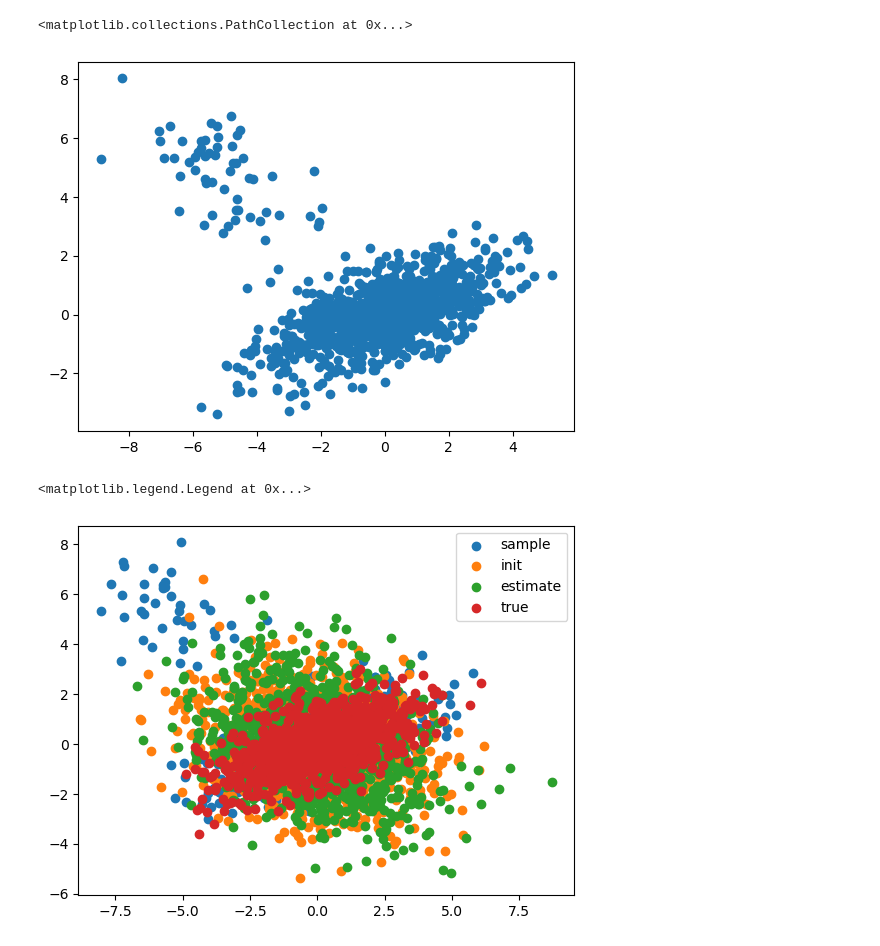
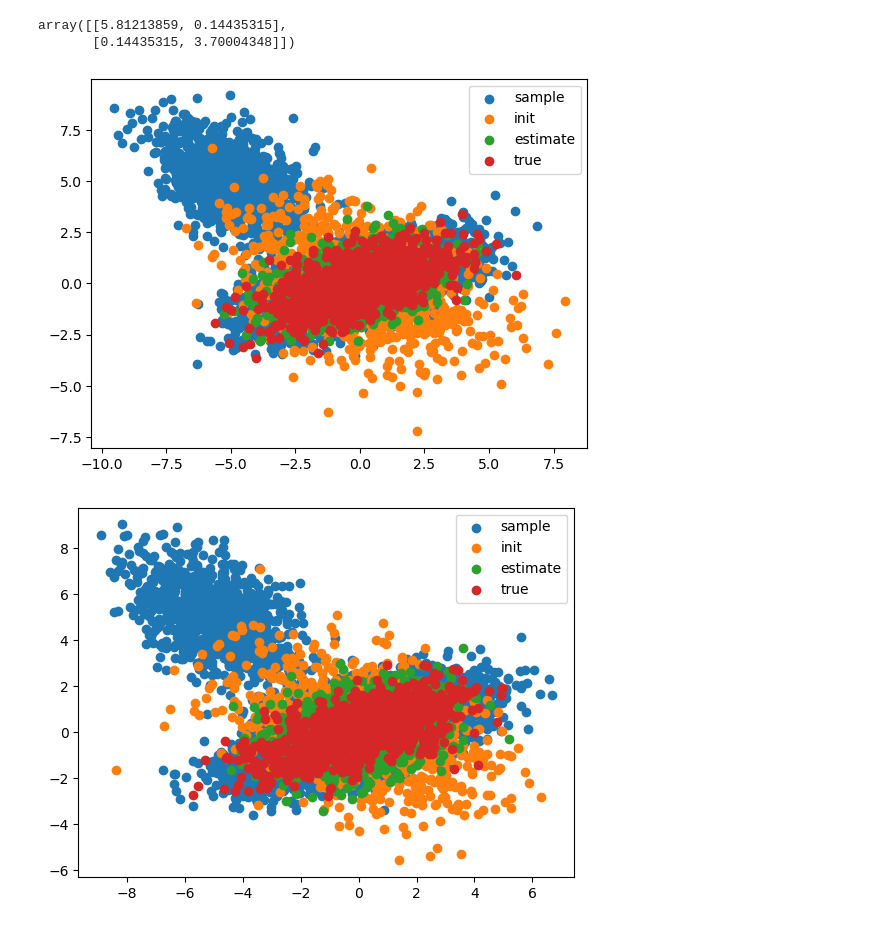
Before and after one commit to monarsan/robust-GAN, a Jupyter notebook: work/fixed_mu/change_u.ipynb, the cells around one changed output. Cells and saved outputs as stored; diff of their text form; code cells hidden in the pictures.

```diff
--- a/work/fixed_mu/change_u.ipynb
+++ b/work/fixed_mu/change_u.ipynb
@@ -14,7 +14,7 @@ from libs.create import create_out_cov, create_norm_data
 import matplotlib.pyplot as plt
 
 
-n = 1000
+n = 10000
 m = 3*n
 eps = 0.1
 data_dim = 2
@@ -25,8 +25,8 @@ par_mu = np.full(data_dim, mu)
 out_mu = np.array([-5,5])
 
 par_reg1=0.005
-exper_iter = 1
-optim_iter = 1500
+exper_iter = 10
+optim_iter = 500
 L = 1
 learn_par = 0.005
-dicay_par = 0.5
+dicay_par = 0.4
@@ -159,23 +189,23 @@ Text(0, 0.5, 'Minimam eigenvalue of cov mat')
-# %%
-cov = np.array(res_cov)
-data = create_norm_data(n, eps, par_mu, par_sd, out_mu, out_cov)
-plt.scatter(data[:,0], data[:,1], label="sample")
-# %% [output]
-<matplotlib.collections.PathCollection at 0x...>
-[figure, removed]
+# %%
+cov[4,-1]
+# %% [output]
+array([[5.81213859, 0.14435315],
+       [0.14435315, 3.70004348]])
 # %%
-cov = np.array(res_cov)
-data = create_norm_data(n, eps, par_mu, par_sd, out_mu, out_cov)
-plt.scatter(data[:,0], data[:,1], label="sample")
+for j in range(exper_iter):
+    plt.subplots()
+    cov = np.array(res_cov)
+    data = create_norm_data(n, eps, par_mu, par_sd, out_mu, out_cov)
+    plt.scatter(data[:,0], data[:,1], label="sample")
 
-data = np.random.multivariate_normal(np.zeros(2), cov[0,0], size=1000)
-plt.scatter(data[:,0], data[:,1], label="init")
+    data = np.random.multivariate_normal(np.zeros(2), cov[j,0], size=1000)
+    plt.scatter(data[:,0], data[:,1], label="init")
 
-data= np.random.multivariate_normal(np.zeros(2), cov[0,-1], size=1000)
-plt.scatter(data[:,0], data[:,1], label="estimate")
-data = np.random.multivariate_normal(np.zeros(2), par_sd, size=1000)
-plt.scatter(data[:,0], data[:,1], label="true")
-plt.legend()
+    data= np.random.multivariate_normal(np.zeros(2), cov[j,-1], size=1000)
+    plt.scatter(data[:,0], data[:,1], label="estimate")
+    data = np.random.multivariate_normal(np.zeros(2), par_sd, size=1000)
+    plt.scatter(data[:,0], data[:,1], label="true")
+    plt.legend()
 # %% [output]
-<matplotlib.legend.Legend at 0x...>
-[figure, old version]
+[figure, new version]
+[figure, added]
```
Also changed, not shown: parts of 6 cells of this notebook.
